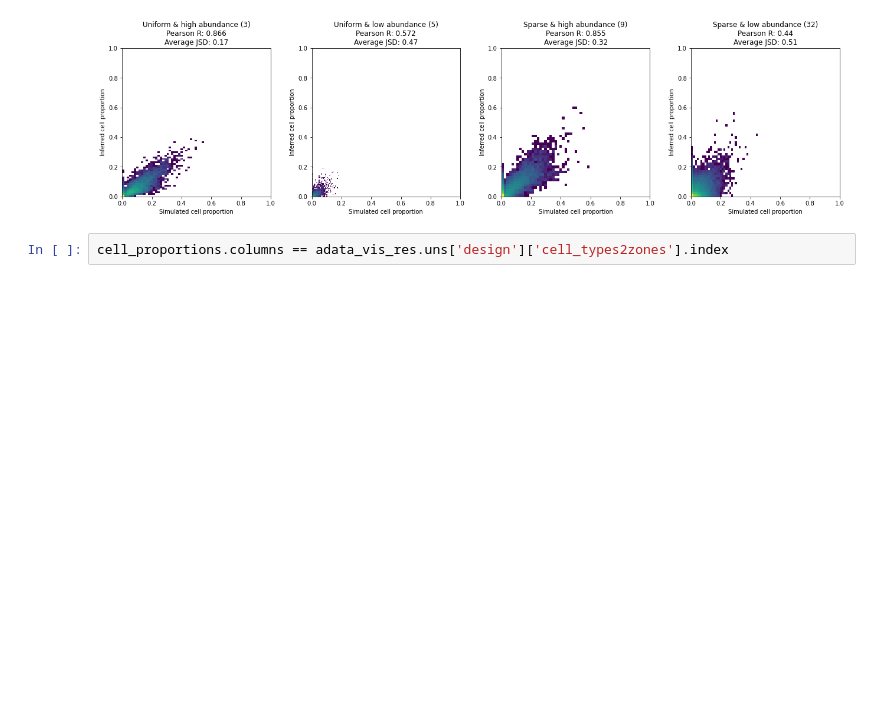
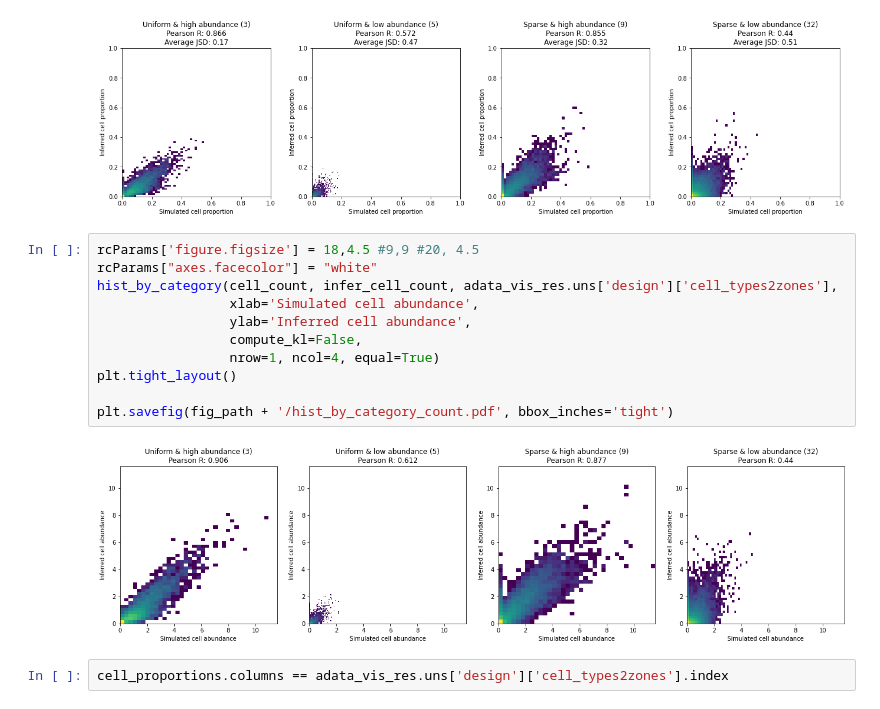
Before and after one commit to vitkl/cell2location_paper, a Jupyter notebook: notebooks/benchmarking/Fig1BCDE_FigS1S2S3_synthetic_data_improved_revision4_plots.ipynb, the cells around one changed output. Saved outputs shown, nothing was run; the diff lists cells and outputs as text; blank space fills up the shorter version.

```diff
--- a/notebooks/benchmarking/Fig1BCDE_FigS1S2S3_synthetic_data_improved_revision4_plots.ipynb
+++ b/notebooks/benchmarking/Fig1BCDE_FigS1S2S3_synthetic_data_improved_revision4_plots.ipynb
@@ -306,6 +306,19 @@ plt.tight_layout()
 plt.savefig(fig_path + '/hist_by_category.pdf', bbox_inches='tight')
 # %% [output]
 [figure]
+# %%
+rcParams['figure.figsize'] = 18,4.5 #9,9 #20, 4.5
+rcParams["axes.facecolor"] = "white"
+hist_by_category(cell_count, infer_cell_count, adata_vis_res.uns['design']['cell_types2zones'],
+                 xlab='Simulated cell abundance',
+                 ylab='Inferred cell abundance',
+                 compute_kl=False,
+                 nrow=1, ncol=4, equal=True)
+plt.tight_layout()
+
+plt.savefig(fig_path + '/hist_by_category_count.pdf', bbox_inches='tight')
+# %% [output]
+[figure, added]
 # %%
 cell_proportions.columns == adata_vis_res.uns['design']['cell_types2zones'].index
 # %% [output]
```
Also changed, not shown: parts of 7 cells of this notebook, 16 other files.
